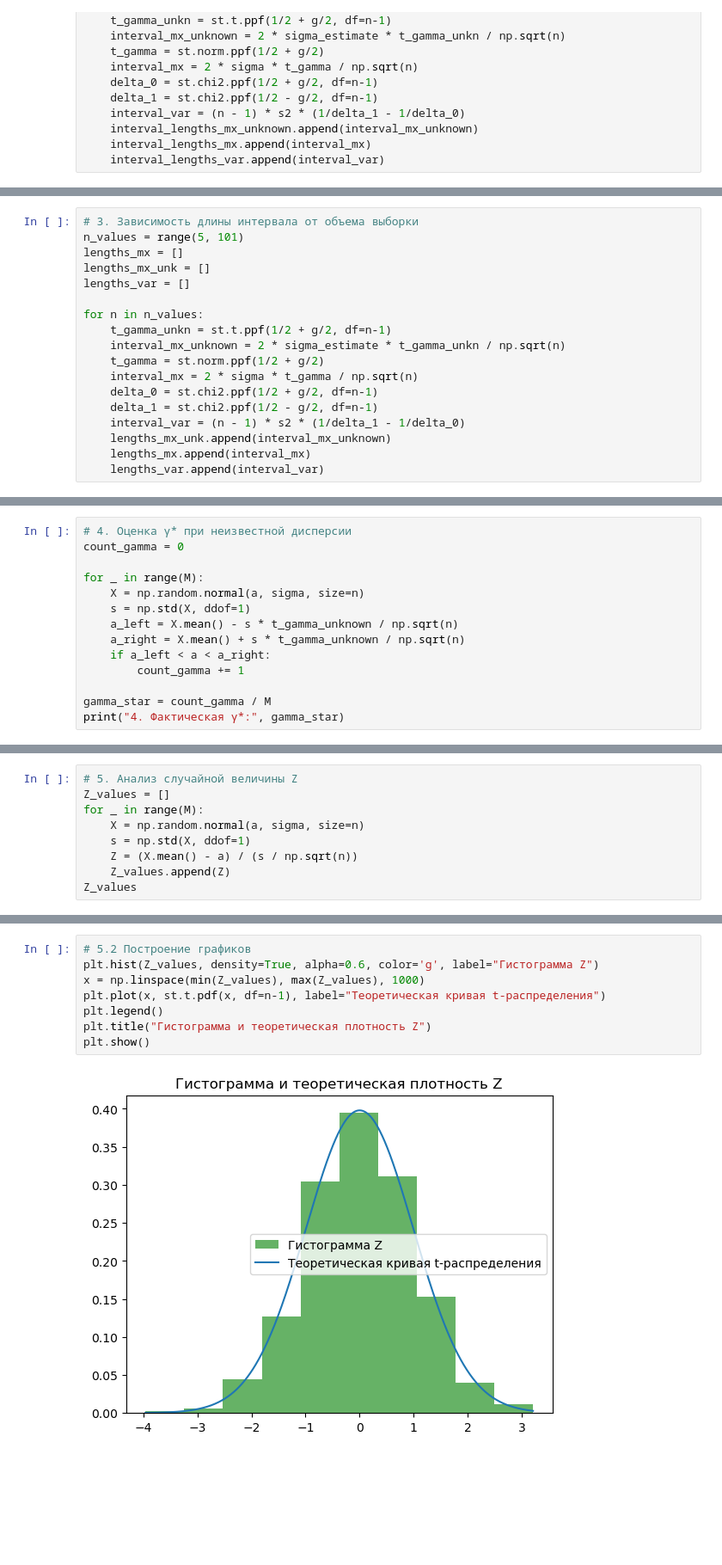
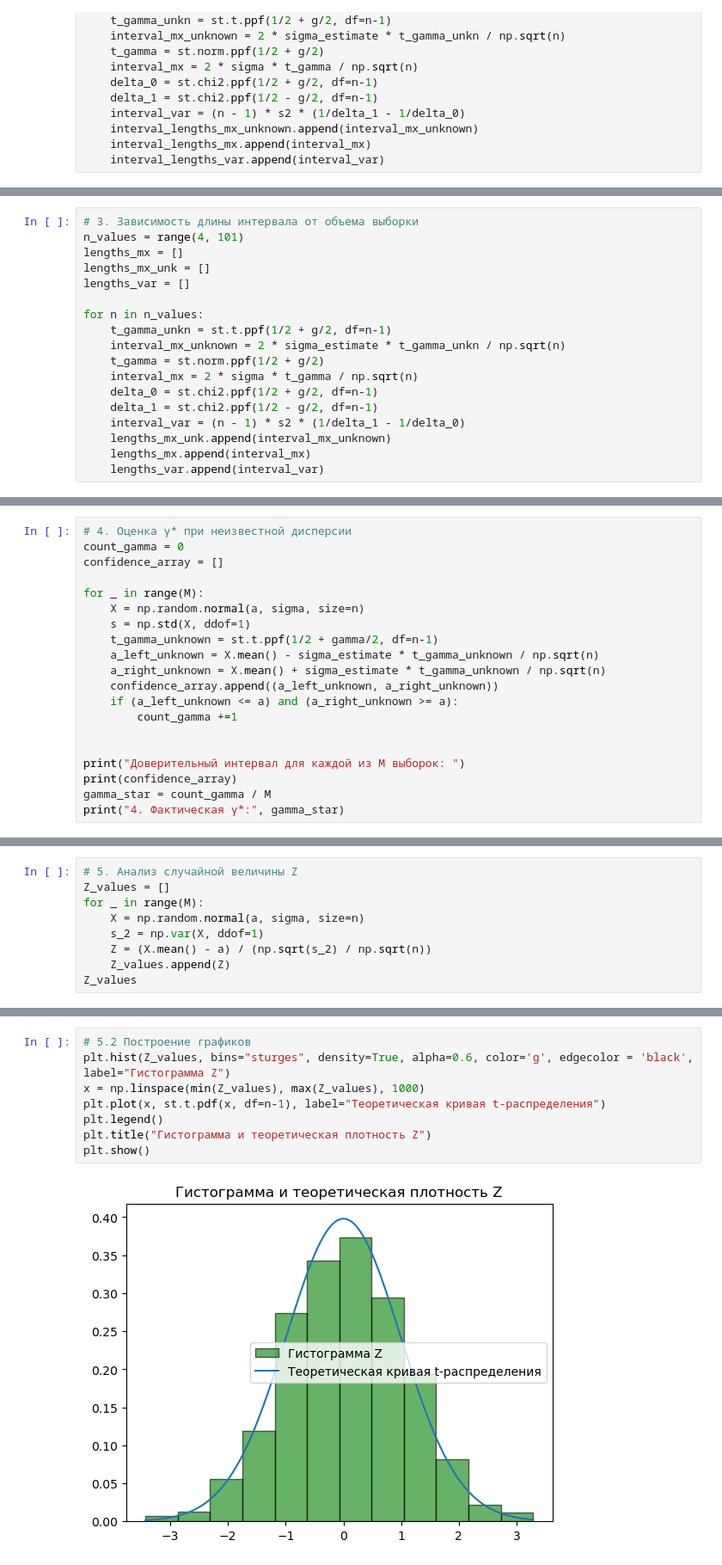
Before and after one commit to Quyntrd/MatStat, a Jupyter notebook: 2/1.ipynb, the cells around one changed output, grey strips where cells are left out. Shown at 86% size. Drawn from its saved outputs; the diff is of its cells as text; blank space fills up the shorter version.

```diff
--- a/2/1.ipynb
+++ b/2/1.ipynb
@@ -75,6 +77,6 @@ plt.show()
 # %%
 # 3. Зависимость длины интервала от объема выборки
-n_values = range(5, 101)
+n_values = range(4, 101)
 lengths_mx = []
 lengths_mx_unk = []
 lengths_var = []
@@ -105,15 +107,21 @@ plt.show()
 # %%
 # 4. Оценка γ* при неизвестной дисперсии
 count_gamma = 0
+confidence_array = []
 
 for _ in range(M):
     X = np.random.normal(a, sigma, size=n)
     s = np.std(X, ddof=1)
-    a_left = X.mean() - s * t_gamma_unknown / np.sqrt(n)
-    a_right = X.mean() + s * t_gamma_unknown / np.sqrt(n)
-    if a_left < a < a_right:
-        count_gamma += 1
+    t_gamma_unknown = st.t.ppf(1/2 + gamma/2, df=n-1)
+    a_left_unknown = X.mean() - sigma_estimate * t_gamma_unknown / np.sqrt(n)
+    a_right_unknown = X.mean() + sigma_estimate * t_gamma_unknown / np.sqrt(n)
+    confidence_array.append((a_left_unknown, a_right_unknown))
+    if (a_left_unknown <= a) and (a_right_unknown >= a):
+        count_gamma +=1
 
+
+print("Доверительный интервал для каждой из M выборок: ")
+print(confidence_array)
 gamma_star = count_gamma / M
 print("4. Фактическая γ*:", gamma_star)
 # %% [output]
@@ -123,8 +133,8 @@ print("4. Фактическая γ*:", gamma_star)
 Z_values = []
 for _ in range(M):
     X = np.random.normal(a, sigma, size=n)
-    s = np.std(X, ddof=1)
-    Z = (X.mean() - a) / (s / np.sqrt(n))
+    s_2 = np.var(X, ddof=1)
+    Z = (X.mean() - a) / (np.sqrt(s_2) / np.sqrt(n))
     Z_values.append(Z)
 Z_values
 # %% [output]
@@ -158,10 +168,10 @@ print(f"5.1. Характеристики Z: Среднее={mean_Z}, Диспе
 # %%
 # 5.2 Построение графиков
-plt.hist(Z_values, density=True, alpha=0.6, color='g', label="Гистограмма Z")
+plt.hist(Z_values, bins="sturges", density=True, alpha=0.6, color='g', edgecolor = 'black', label="Гистограмма Z")
 x = np.linspace(min(Z_values), max(Z_values), 1000)
 plt.plot(x, st.t.pdf(x, df=n-1), label="Теоретическая кривая t-распределения")
 plt.legend()
 plt.title("Гистограмма и теоретическая плотность Z")
 plt.show()
 # %% [output]
-[figure, old version]
+[figure, new version]
```
Also changed, not shown: parts of 10 cells of this notebook.
